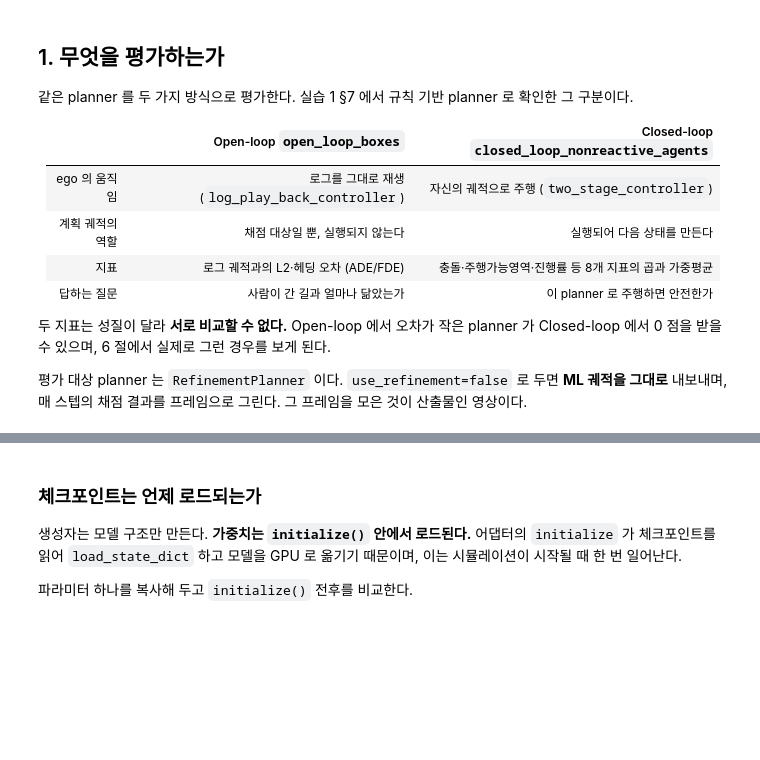
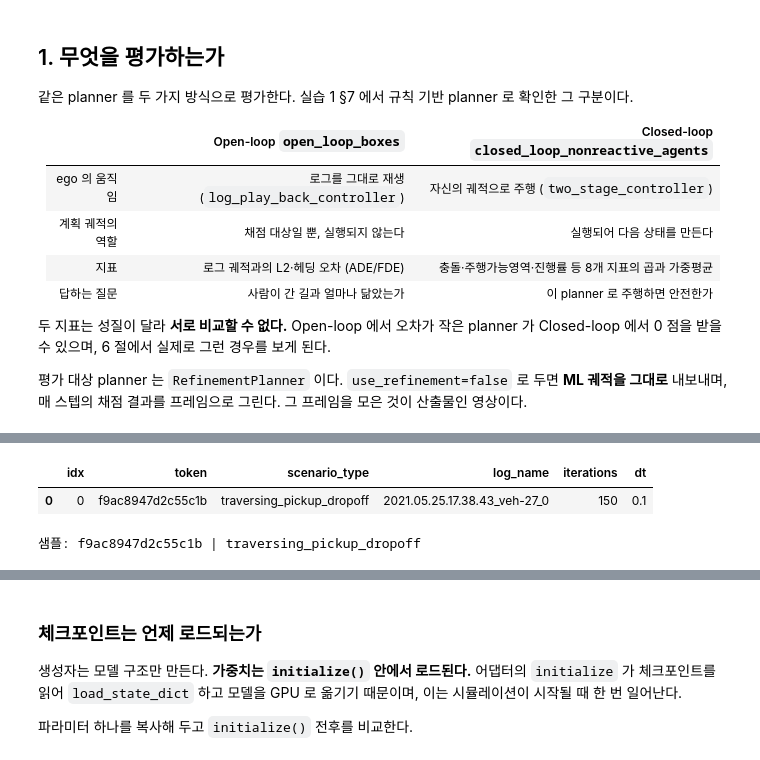
Before and after one commit to ailab-hanyang/E2E_Refinement_Practice, a Jupyter notebook: practice/practice2_ml_planner_evaluation.ipynb, the cells around one changed output, grey strips where cells are left out. Drawn from its saved outputs; the diff is of its cells as text; code cells hidden in the pictures; blank space fills up the shorter version.

Commit message:
[Update] Practice2 PLUTO, Diffusion Inference practice & Open-loop evaluation

```diff
--- a/practice/practice2_ml_planner_evaluation.ipynb
+++ b/practice/practice2_ml_planner_evaluation.ipynb
@@ -141,20 +165,25 @@ planner 보다 시나리오가 먼저 있어야 한다.
 # %%
-# practice_scenarios 의 시나리오를 만든다. 첫 번째가 3·4 절의 샘플 씬이다.
+# 3·4 절이 들여다볼 한 장면을 만든다. 정식 평가(run_sim)는 practice_scenarios 를 따로 쓴다.
 from nuplan.planning.utils.multithreading.worker_sequential import Sequential
 from omegaconf import OmegaConf
 
-FILTER_YAML = OmegaConf.load(REPO_ROOT / "config/scenario_filter/practice_scenarios.yaml")
+SAMPLE_FILTER = "practice_single_scenario"
+FILTER_YAML = OmegaConf.load(REPO_ROOT / f"config/scenario_filter/{SAMPLE_FILTER}.yaml")
 
 builder = make_builder(REPO_ROOT)
 scenarios = builder.get_scenarios(
     make_filter(scenario_tokens=list(FILTER_YAML.scenario_tokens),
                 log_names=list(FILTER_YAML.log_names),
                 timestamp_threshold_s=FILTER_YAML.timestamp_threshold_s),
     Sequential())
 
 scenario = scenarios[0]
 display(scenario_table(scenarios))
 print("샘플:", scenario.token, "|", scenario.scenario_type)
+# %% [output]
+|  | idx | token | scenario_type | log_name | iterations | dt |
+| 0 | 0 | f9ac8947d2c55c1b | traversing_pickup_dropoff | 2021.05.25.17.38.43_veh-27_0 | 150 | 0.1 |
+샘플: f9ac8947d2c55c1b | traversing_pickup_dropoff
 # %% [markdown]
 ## 3. PLUTO — 모델 구조 · 한 씬 추론 · Open-loop
 
```
Also changed, not shown: parts of 24 cells of this notebook, 2 other files.
